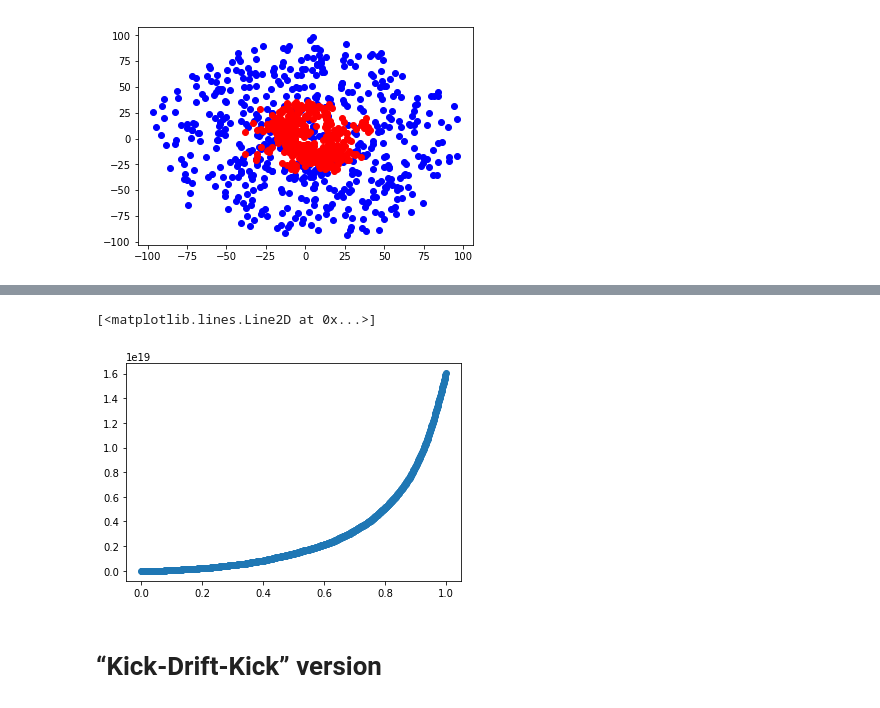
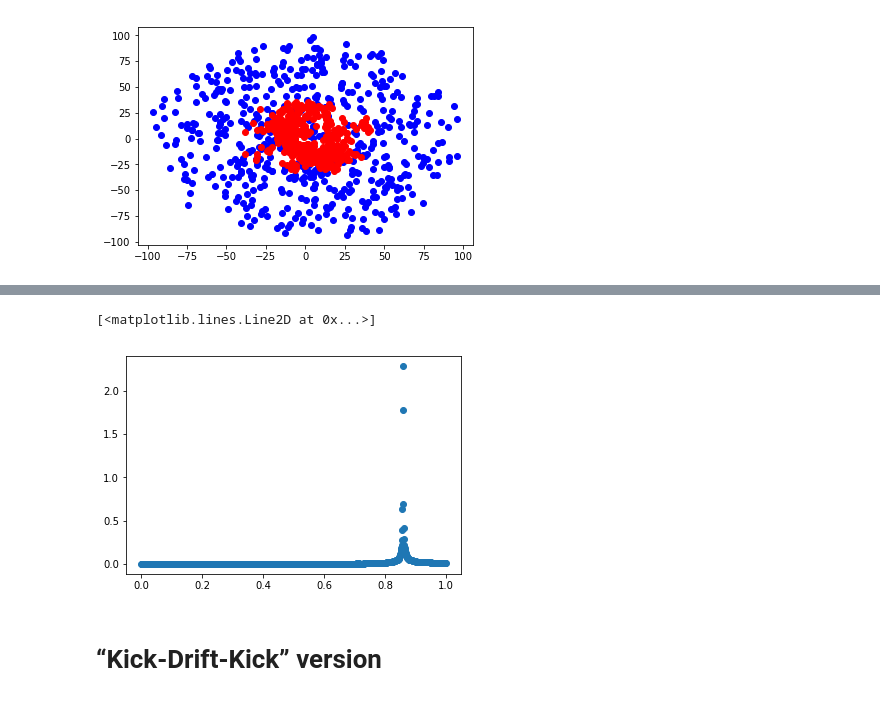
Before and after one commit to ornemarioni/metodos_numericos, a Jupyter notebook: leapfrog.ipynb, the cells around one changed output, grey strips where cells are left out. Drawn from its saved outputs; the diff is of its cells as text; code cells hidden in the pictures.

```diff
--- a/leapfrog.ipynb
+++ b/leapfrog.ipynb
@@ -109,11 +109,11 @@ for i in np.arange(0,nit,10):
     Ef[k] = np.sum(E)
     k += 1
 # %%
-# dE = np.zeros(len(Ef)-1)
+dE = np.zeros(len(Ef)-1)
 
-# for i in np.arange(len(Ef)-1):
-#     dE[i] = (Ef[i+1] - Ef[i])/abs(Ef[i+1])
+for i in np.arange(len(Ef)-1):
+    dE[i] = (Ef[i+1] - Ef[i])/abs(Ef[i+1])
 
-#print dE
+print dE
 dt = 0.0001
-time = dt*np.arange(0,nit,10)
+time = dt*np.arange(5,nit-5,10)
@@ -120,8 +138,8 @@ time = dt*np.arange(0,nit,10)
 # %%
-plt.plot(time,Ef,'o')
+plt.plot(time,dE,'o')
 # %% [output]
 [<matplotlib.lines.Line2D at 0x...>]
-[figure, old version]
+[figure, new version]
 # %% [markdown]
 # “Kick-Drift-Kick” version
 # %%
```
Also changed, not shown: parts of 1 cell of this notebook.
